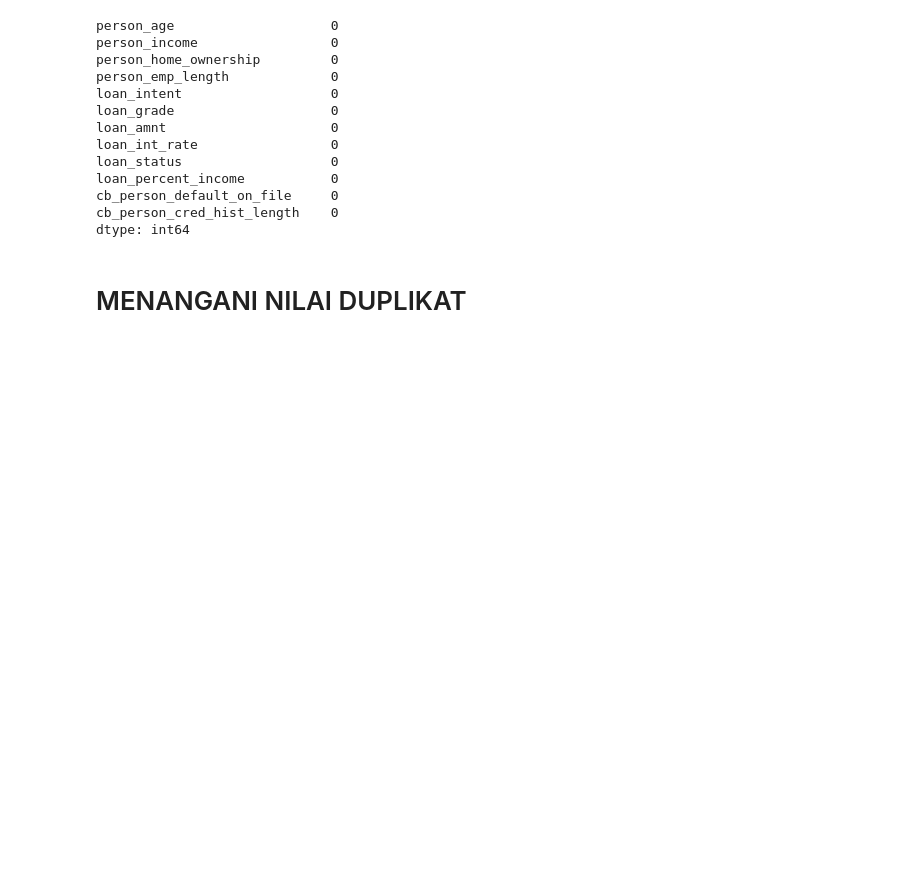
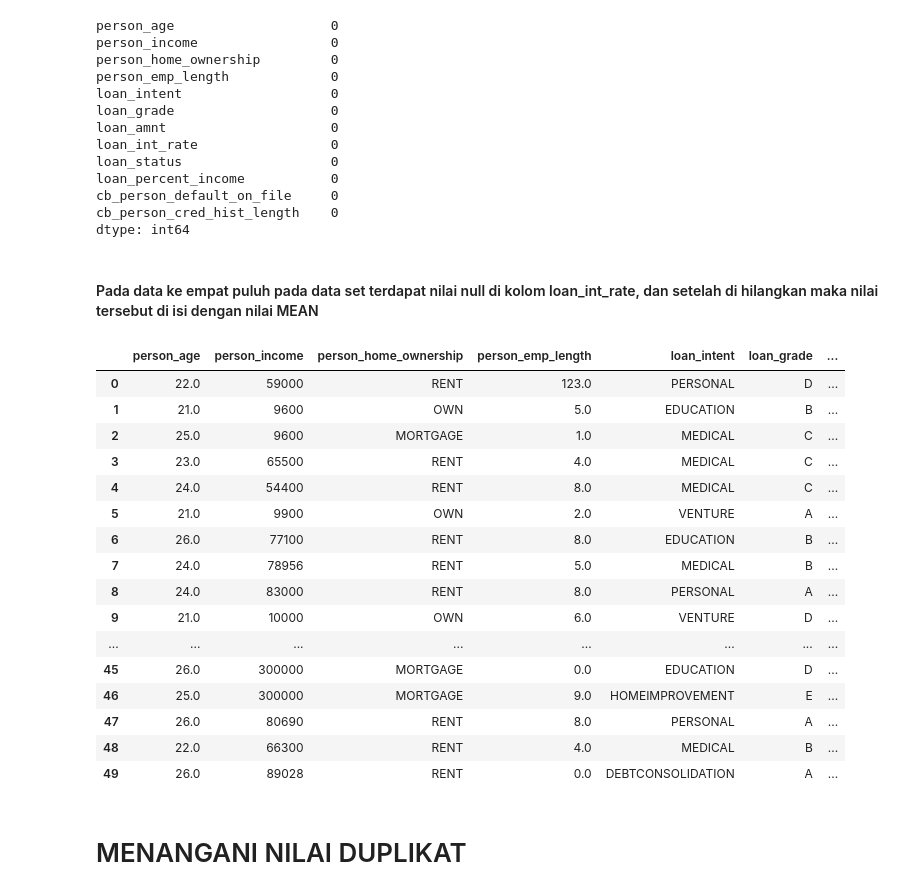
Before and after one commit to anantaYSR/Praktikum_KB, a Jupyter notebook: POSTTEST/Posttest_KB_4/2109106024_ananta-yusra_posttest4.ipynb, the cells around one changed output. Drawn from its saved outputs; the diff is of its cells as text; code cells hidden in the pictures; blank space fills up the shorter version.

```diff
--- a/POSTTEST/Posttest_KB_4/2109106024_ananta-yusra_posttest4.ipynb
+++ b/POSTTEST/Posttest_KB_4/2109106024_ananta-yusra_posttest4.ipynb
@@ -175,6 +175,28 @@ loan_percent_income           0
 cb_person_default_on_file     0
 cb_person_cred_hist_length    0
 dtype: int64
+# %% [markdown]
+#### Pada data ke empat puluh pada data set terdapat nilai null di kolom loan_int_rate, dan setelah di hilangkan maka nilai tersebut di isi dengan nilai MEAN
+# %%
+df.head(50)
+# %% [output]
+|  | person_age | person_income | person_home_ownership | person_emp_length | loan_intent | loan_grade | ... |
+| 0 | 22.0 | 59000 | RENT | 123.0 | PERSONAL | D | ... |
+| 1 | 21.0 | 9600 | OWN | 5.0 | EDUCATION | B | ... |
+| 2 | 25.0 | 9600 | MORTGAGE | 1.0 | MEDICAL | C | ... |
+| 3 | 23.0 | 65500 | RENT | 4.0 | MEDICAL | C | ... |
+| 4 | 24.0 | 54400 | RENT | 8.0 | MEDICAL | C | ... |
+| 5 | 21.0 | 9900 | OWN | 2.0 | VENTURE | A | ... |
+| 6 | 26.0 | 77100 | RENT | 8.0 | EDUCATION | B | ... |
+| 7 | 24.0 | 78956 | RENT | 5.0 | MEDICAL | B | ... |
+| 8 | 24.0 | 83000 | RENT | 8.0 | PERSONAL | A | ... |
+| 9 | 21.0 | 10000 | OWN | 6.0 | VENTURE | D | ... |
+| ... | ... | ... | ... | ... | ... | ... | ... |
+| 45 | 26.0 | 300000 | MORTGAGE | 0.0 | EDUCATION | D | ... |
+| 46 | 25.0 | 300000 | MORTGAGE | 9.0 | HOMEIMPROVEMENT | E | ... |
+| 47 | 26.0 | 80690 | RENT | 8.0 | PERSONAL | A | ... |
+| 48 | 22.0 | 66300 | RENT | 4.0 | MEDICAL | B | ... |
+| 49 | 26.0 | 89028 | RENT | 0.0 | DEBTCONSOLIDATION | A | ... |
 # %% [markdown]
 # MENANGANI NILAI DUPLIKAT
 # %%
```
